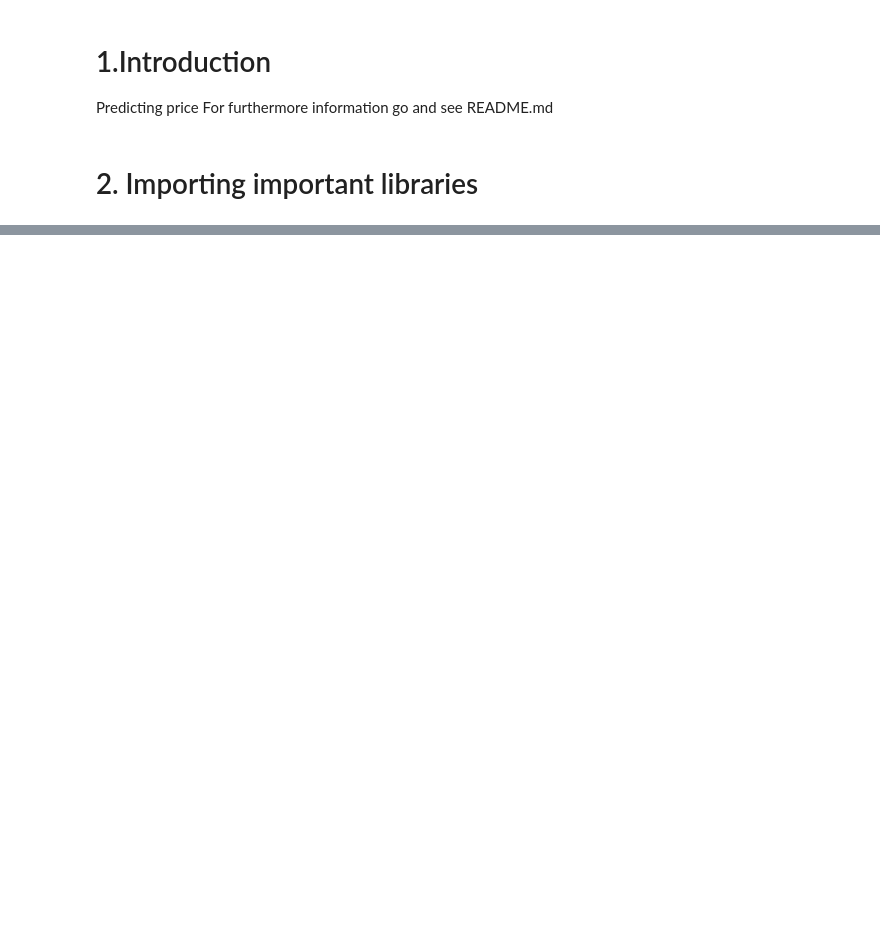
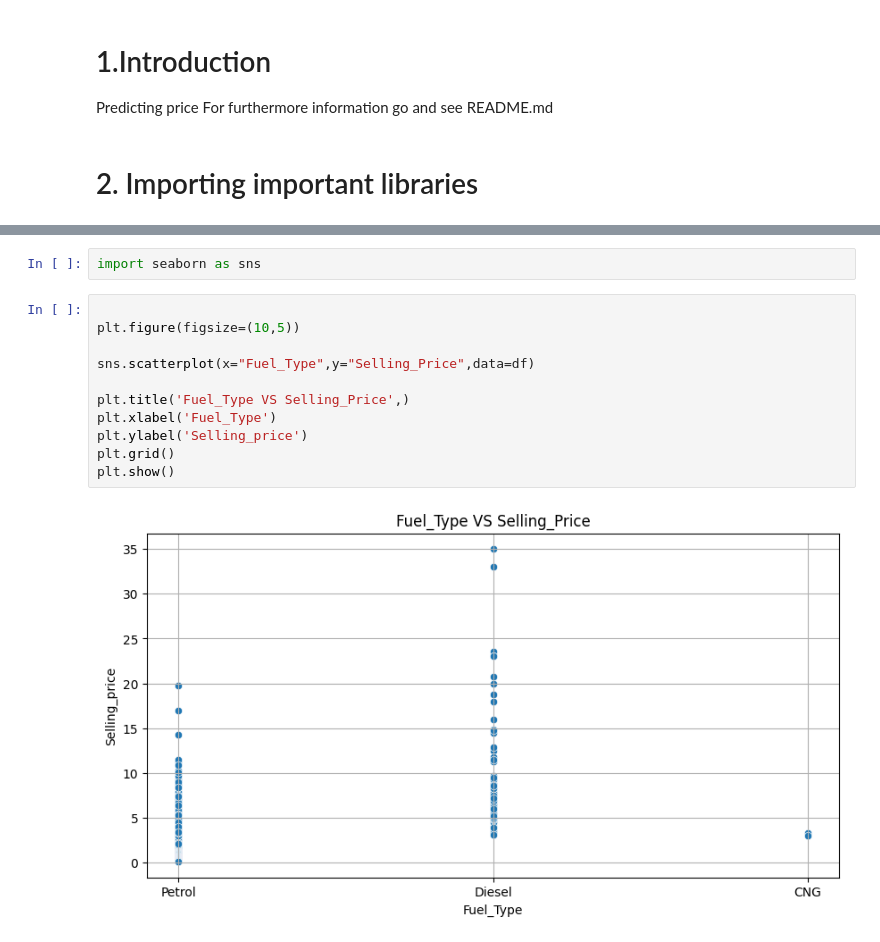
Before and after one commit to rishv1912/Vehicle-Price-Prediction, a Jupyter notebook: Prediction.ipynb, the cells around one changed output, grey strips where cells are left out. Cells and saved outputs as stored; diff of their text form; blank space fills up the shorter version.

```diff
--- a/Prediction.ipynb
+++ b/Prediction.ipynb
@@ -184,0 +125,15 @@ plt.show()
+# %%
+import seaborn as sns
+# %%
+
+plt.figure(figsize=(10,5))
+
+sns.scatterplot(x="Fuel_Type",y="Selling_Price",data=df)
+
+plt.title('Fuel_Type VS Selling_Price',)
+plt.xlabel('Fuel_Type')
+plt.ylabel('Selling_price')
+plt.grid()
+plt.show()
+# %% [output]
+[figure, added]
```
Also changed, not shown: parts of 49 cells of this notebook, 6 other files.
